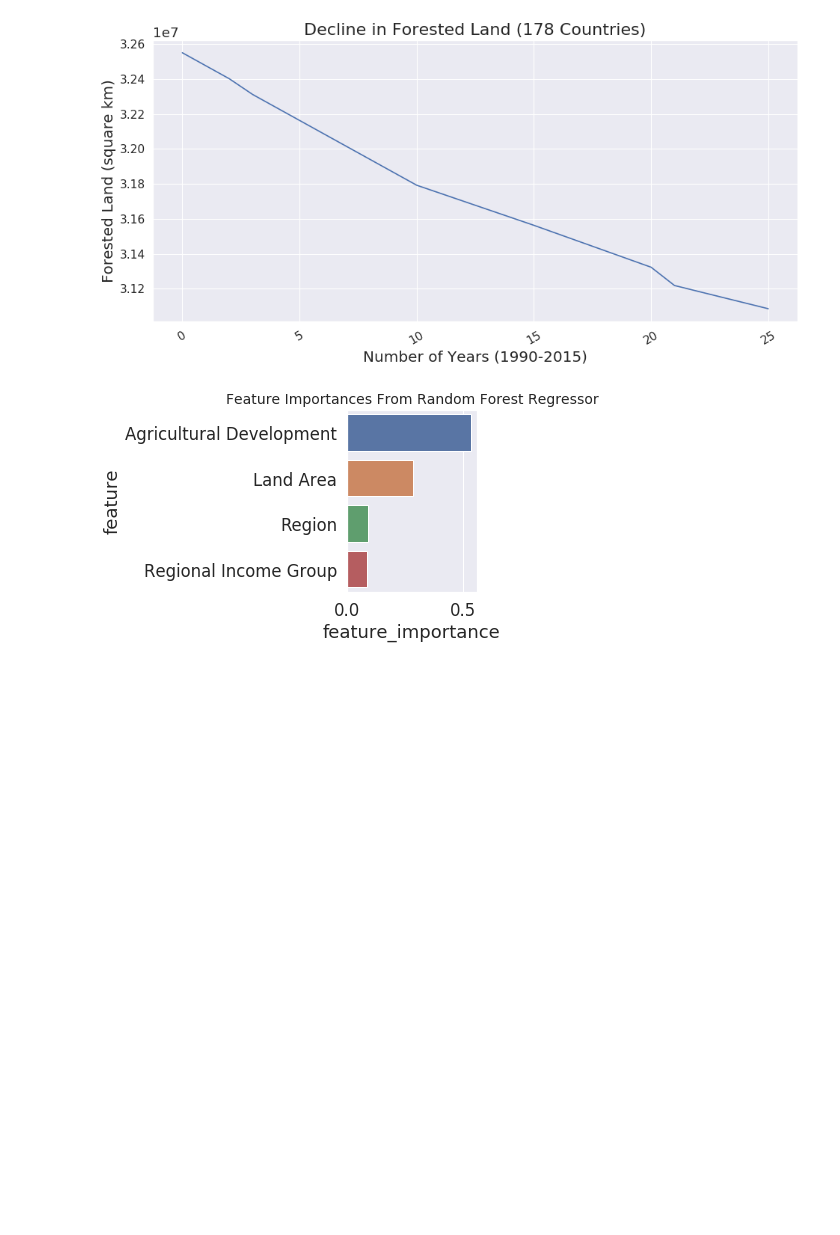
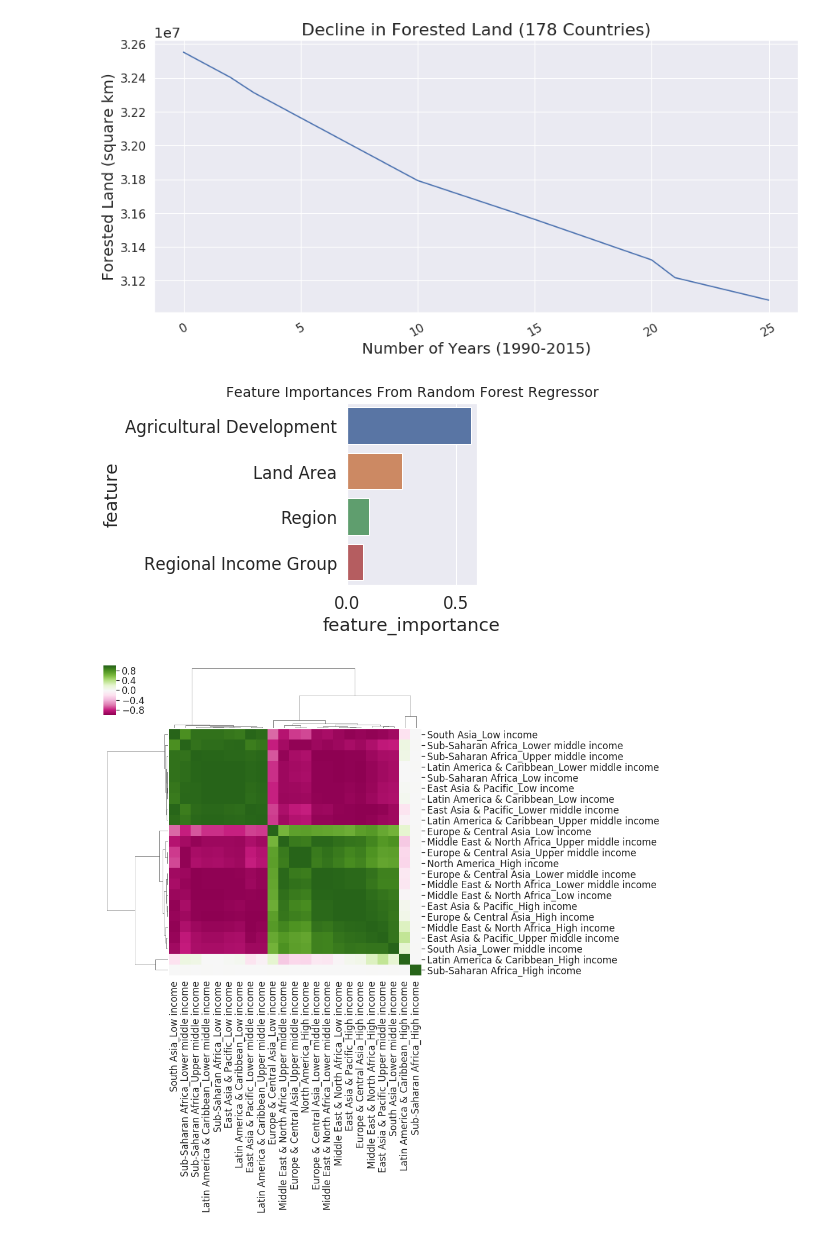
Before and after one commit to reventropy/data_incubator_2018, a Jupyter notebook: deforestation.ipynb, the cells around one changed output. Cells and saved outputs as stored; diff of their text form; code cells hidden in the pictures; blank space fills up the shorter version.

```diff
--- a/deforestation.ipynb
+++ b/deforestation.ipynb
@@ -154,34 +154,35 @@ df_agriculture = pd.read_csv('data/agricultural_land_perc.csv')
 df_land_area = pd.read_csv('data/land_area.csv')
 df_region_income = pd.read_csv("data/region_and_income.csv")
 country_name_to_code = dict(zip(list(df_perc_forestation["Country Name"].values),list(df_perc_forestation["Country Code"].values)))
 all_dfs = {"forestation":df_perc_forestation,"agriculture":df_agriculture,"land_area":df_land_area,"region_income":df_region_income}
 
 #rename columns and drop ones we don't want
 all_dfs = rename_cols(all_dfs)
 
 dates = [str(d) for d in range(1990,2016)]
 all_dfs = prune_perc_forestation(all_dfs,dates)
 all_dfs = prune_land_area(all_dfs,dates)
 all_dfs = prune_agriculture(all_dfs,dates)
 all_dfs = prune_regional_income(all_dfs)
 
 merged = pd.concat(all_dfs.values(),axis=1,sort=False)
 #only retain complete data
 merged.dropna(how="any",axis=0,inplace=True)
 plot_deforestation_data(merged) #plot basic deforestation median as in sqare kilometers
 
 #use simple map encoding for remaining categorical column
 merged = mapEncode(merged,"Region_region_income")
 merged = mapEncode(merged,"IncomeGroup_region_income")
 
 #calculate a summary statistic for the time series <can improve a lot on this>
 merged,summarized_cols = ts_summary(merged)
 merged.drop(summarized_cols,axis=1,inplace=True)
 plot_feature_importances(merged)
 
 #try to visualize relationship between income, region, and deforestation
-#I've saved figure in github folder
-#plotClustermap()
+#I've saved figure in github folder but didn't get far enough along to put in write-up
+plotClustermap()
 # %% [output]
-[figure, old version]
+[figure, new version]
-[figure, old version]
+[figure, new version]
+[figure, added]
```
